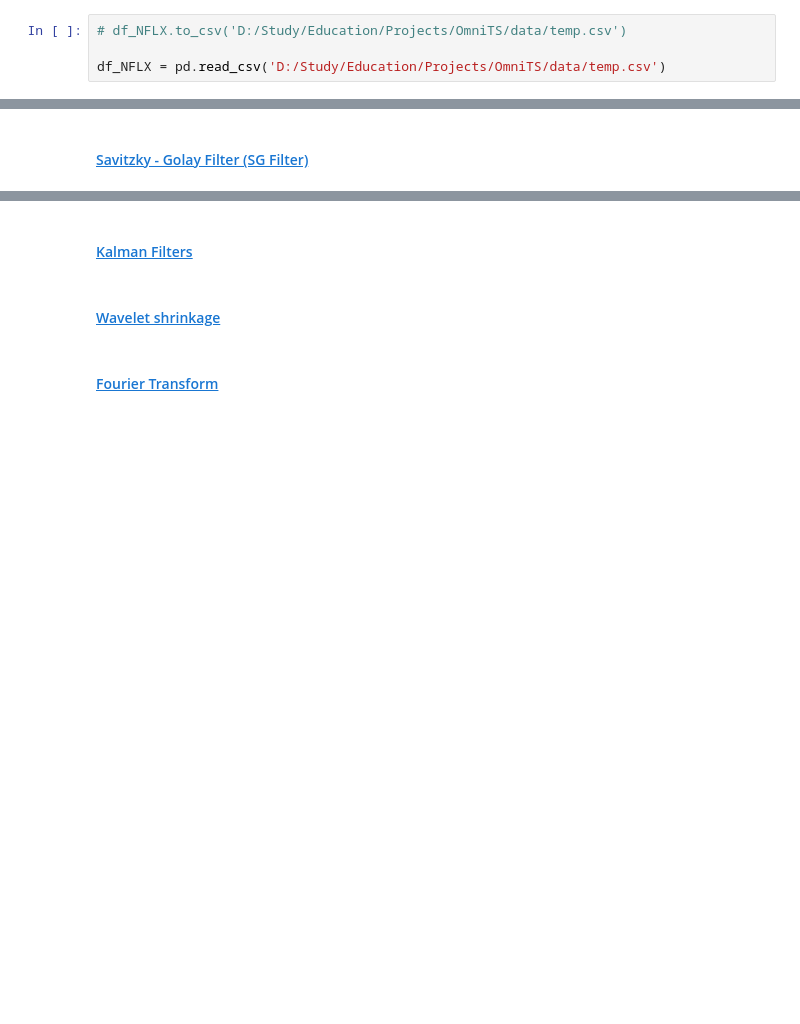
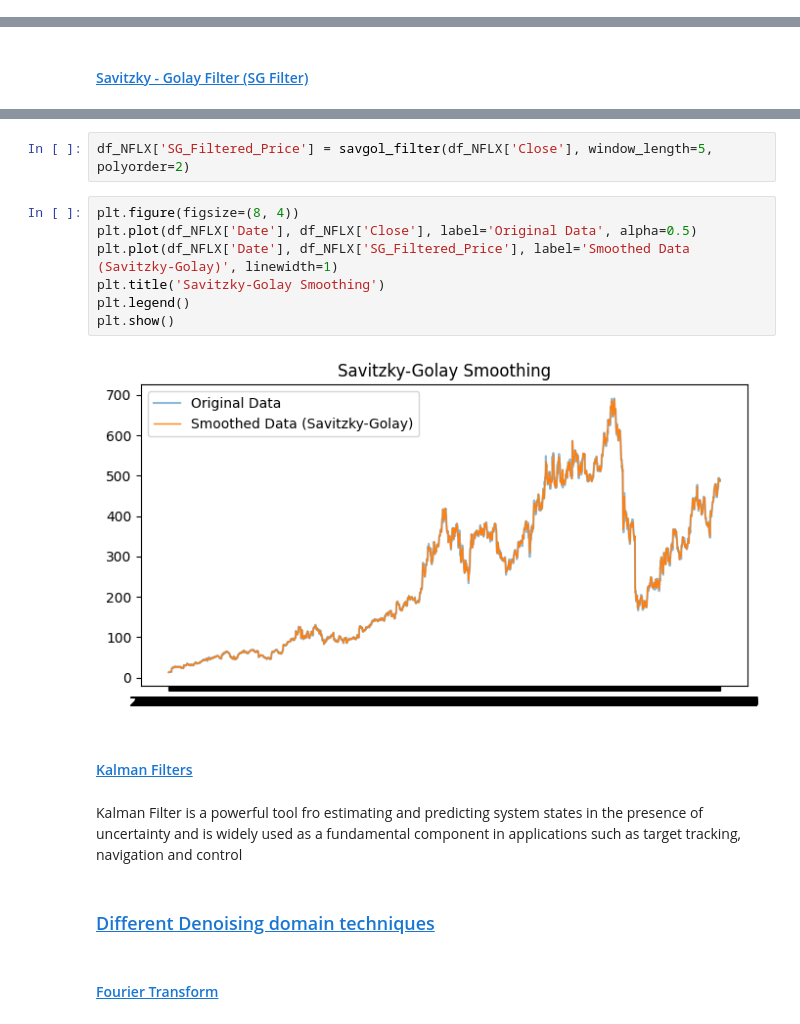
Before and after one commit to GinHikat/OmniTS_for_Stock, a Jupyter notebook: notebooks/preprocessing_benchmark.ipynb, the cells around one changed output, grey strips where cells are left out. Saved outputs shown, nothing was run; the diff lists cells and outputs as text; blank space fills up the shorter version.

Commit message:
Add Wavelet and Fourier

```diff
--- a/notebooks/prep_eda.ipynb
+++ b/notebooks/preprocessing_benchmark.ipynb
@@ -862,10 +862,6 @@ plt.show()
 [figure]
 # %% [markdown]
 Due to the use of LOESS, the seasonal component is more remarkable, as compared to the traditional Seasonal Decomposition.
-# %%
-# df_NFLX.to_csv('D:/Study/Education/Projects/OmniTS/data/temp.csv')
-
-df_NFLX = pd.read_csv('D:/Study/Education/Projects/OmniTS/data/temp.csv')
 # %% [markdown]
 #### <a id='toc2_2_3_3_'></a>[Hodrick-Prescott Filter (HP Filter)](#toc0_)
 # %% [markdown]
@@ -909,6 +951,19 @@ plt.show()
+# %%
+df_NFLX['SG_Filtered_Price'] = savgol_filter(df_NFLX['Close'], window_length=5, polyorder=2)
+# %%
+plt.figure(figsize=(8, 4))
+plt.plot(df_NFLX['Date'], df_NFLX['Close'], label='Original Data', alpha=0.5)
+plt.plot(df_NFLX['Date'], df_NFLX['SG_Filtered_Price'], label='Smoothed Data (Savitzky-Golay)', linewidth=1)
+plt.title('Savitzky-Golay Smoothing')
+plt.legend()
+plt.show()
+# %% [output]
+[figure, added]
 # %% [markdown]
 #### <a id='toc2_2_3_5_'></a>[Kalman Filters](#toc0_)
-# %% [markdown]
-#### <a id='toc2_2_3_6_'></a>[Wavelet shrinkage](#toc0_)
+# %% [markdown]
+Kalman Filter is a powerful tool fro estimating and predicting system states in the presence of uncertainty and is widely used as a fundamental component in applications such as target tracking, navigation and control
+# %% [markdown]
+### <a id='toc2_2_4_'></a>[Different Denoising domain techniques](#toc0_)
 # %% [markdown]
-#### <a id='toc2_2_3_7_'></a>[Fourier Transform](#toc0_)
+#### <a id='toc2_2_4_1_'></a>[Fourier Transform](#toc0_)
```
Also changed, not shown: parts of 38 cells of this notebook, 5 other files.
